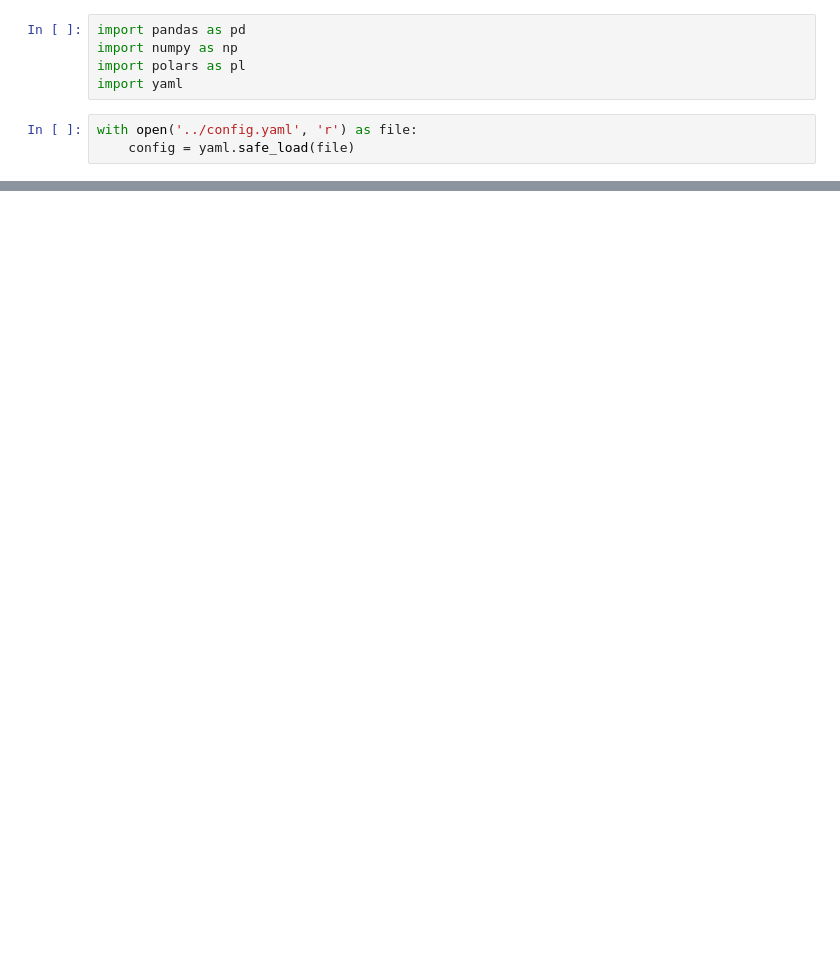
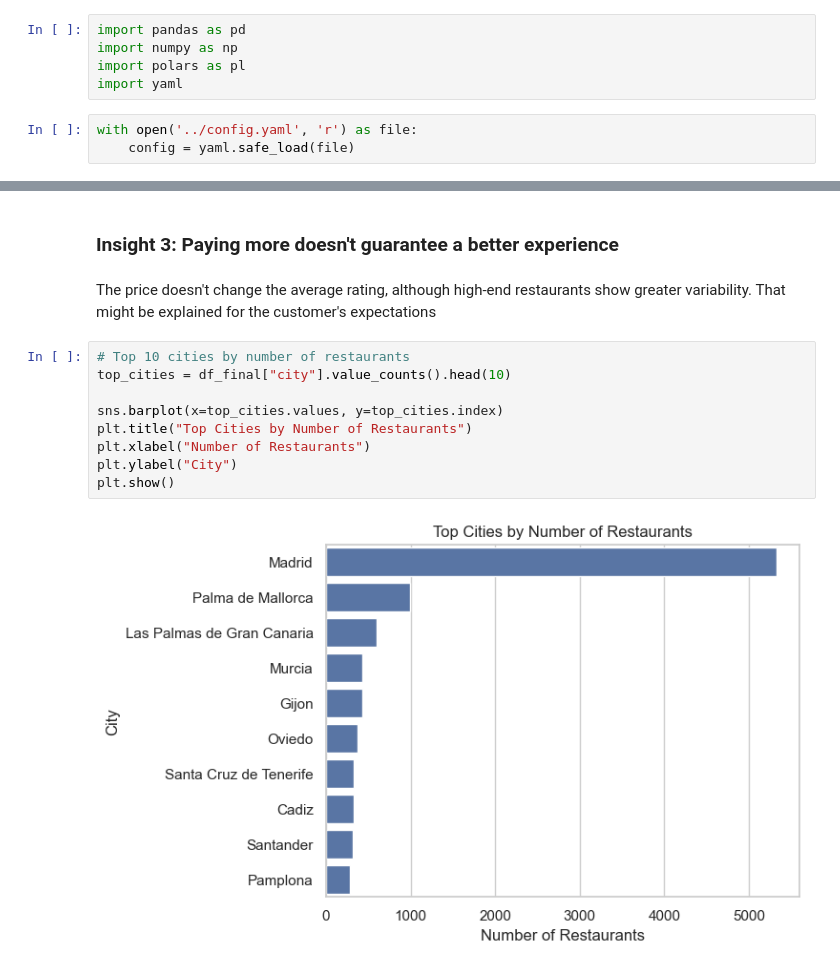
Before and after one commit to AlexMateu21/Final-Project, a Jupyter notebook: notebooks/EDA.ipynb, the cells around one changed output, grey strips where cells are left out. Drawn from its saved outputs; the diff is of its cells as text; blank space fills up the shorter version.

```diff
--- a/notebooks/EDA.ipynb
+++ b/notebooks/EDA.ipynb
@@ -136,0 +401,15 @@ shape: (1, 42)
+# %% [markdown]
+### Insight 3: Paying more doesn't guarantee a better experience
+# %% [markdown]
+The price doesn't change the average rating, although high-end restaurants show greater variability. That might be explained for the customer's expectations
+# %%
+# Top 10 cities by number of restaurants
+top_cities = df_final["city"].value_counts().head(10)
+
+sns.barplot(x=top_cities.values, y=top_cities.index)
+plt.title("Top Cities by Number of Restaurants")
+plt.xlabel("Number of Restaurants")
+plt.ylabel("City")
+plt.show()
+# %% [output]
+[figure, added]
```
Also changed, not shown: parts of 50 cells of this notebook.
